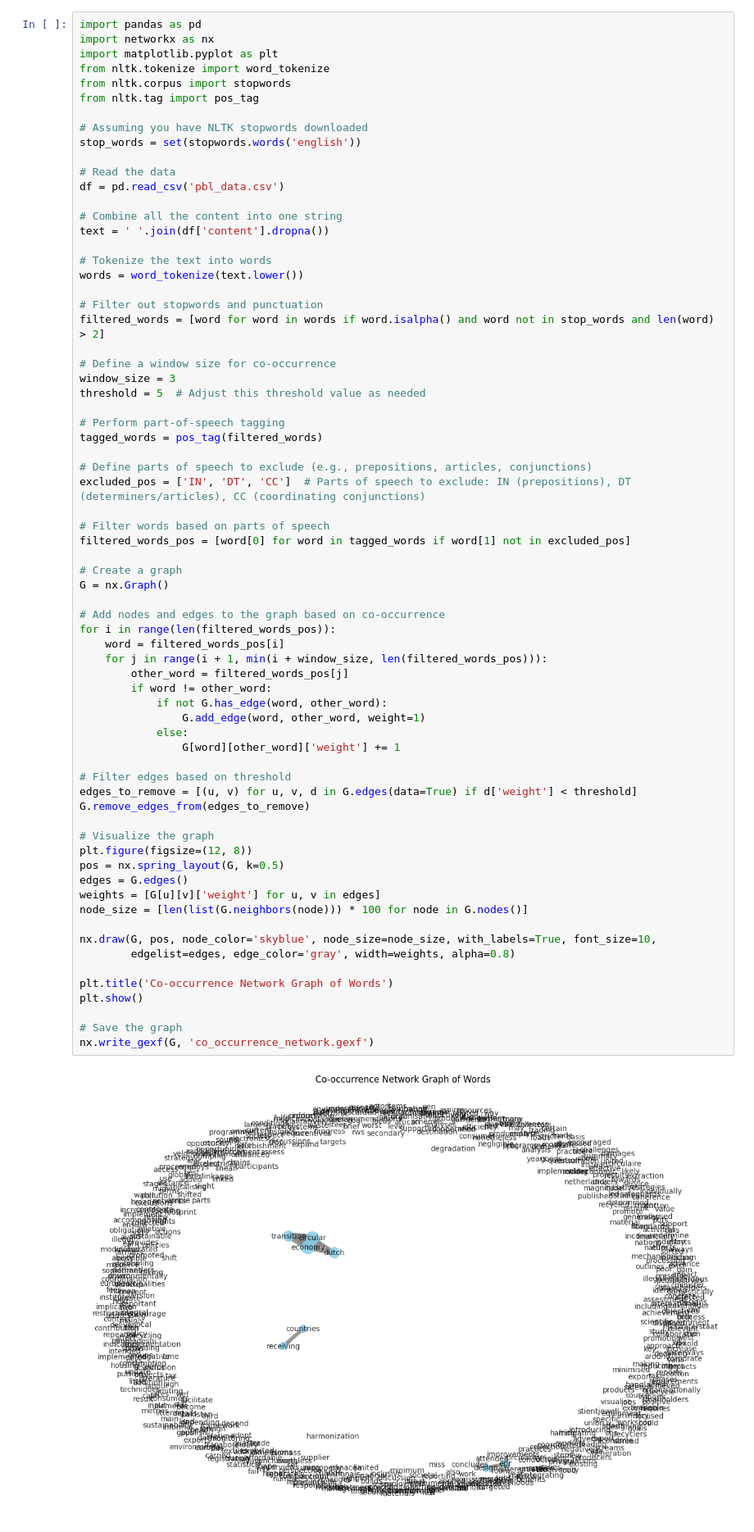
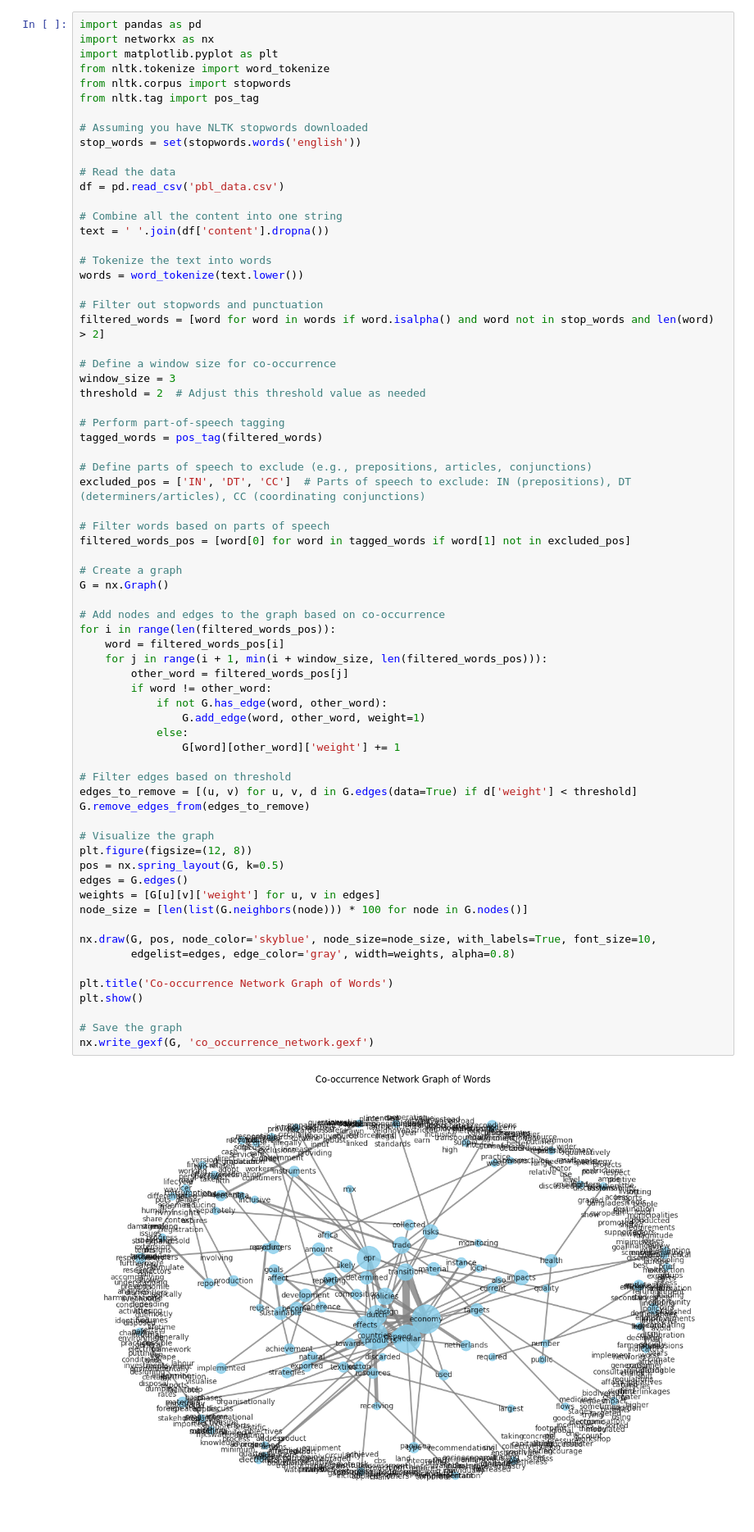
Before and after one commit to reijmers/trashmasters, a Jupyter notebook: pbl_graph.ipynb, the cells around one changed output. Shown at 82% size. Drawn from its saved outputs; the diff is of its cells as text.

```diff
--- a/pbl_graph.ipynb
+++ b/pbl_graph.ipynb
@@ -69,7 +69,7 @@ filtered_words = [word for word in words if word.isalpha() and word not in stop_
 
 # Define a window size for co-occurrence
 window_size = 3
-threshold = 5  # Adjust this threshold value as needed
+threshold = 2  # Adjust this threshold value as needed
 
 # Perform part-of-speech tagging
 tagged_words = pos_tag(filtered_words)
@@ -87,34 +87,34 @@ G = nx.Graph()
 for i in range(len(filtered_words_pos)):
     word = filtered_words_pos[i]
     for j in range(i + 1, min(i + window_size, len(filtered_words_pos))):
         other_word = filtered_words_pos[j]
         if word != other_word:
             if not G.has_edge(word, other_word):
                 G.add_edge(word, other_word, weight=1)
             else:
                 G[word][other_word]['weight'] += 1
 
 # Filter edges based on threshold
 edges_to_remove = [(u, v) for u, v, d in G.edges(data=True) if d['weight'] < threshold]
 G.remove_edges_from(edges_to_remove)
 
 # Visualize the graph
 plt.figure(figsize=(12, 8))
 pos = nx.spring_layout(G, k=0.5)
 edges = G.edges()
 weights = [G[u][v]['weight'] for u, v in edges]
 node_size = [len(list(G.neighbors(node))) * 100 for node in G.nodes()]
 
 nx.draw(G, pos, node_color='skyblue', node_size=node_size, with_labels=True, font_size=10,
         edgelist=edges, edge_color='gray', width=weights, alpha=0.8)
 
 plt.title('Co-occurrence Network Graph of Words')
 plt.show()
 
 # Save the graph
 nx.write_gexf(G, 'co_occurrence_network.gexf')
 # %% [output]
-[figure, old version]
+[figure, new version]
 # %%
 import pandas as pd
 from wordcloud import WordCloud
```
Also changed, not shown: parts of 3 cells of this notebook, 1 other file.
